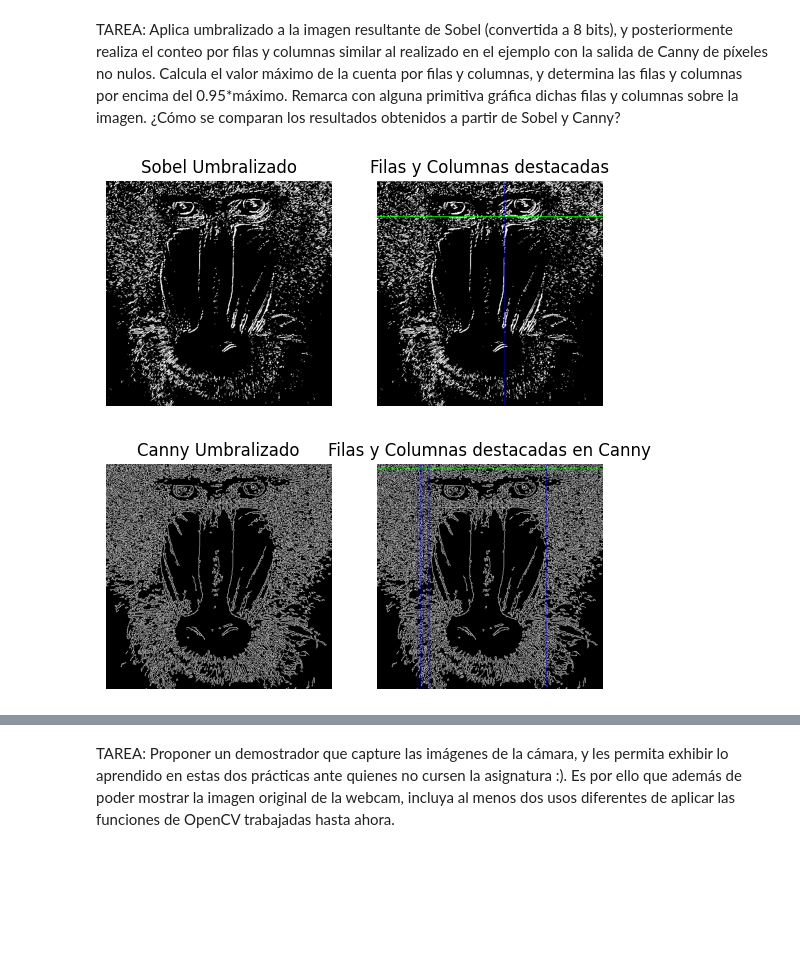
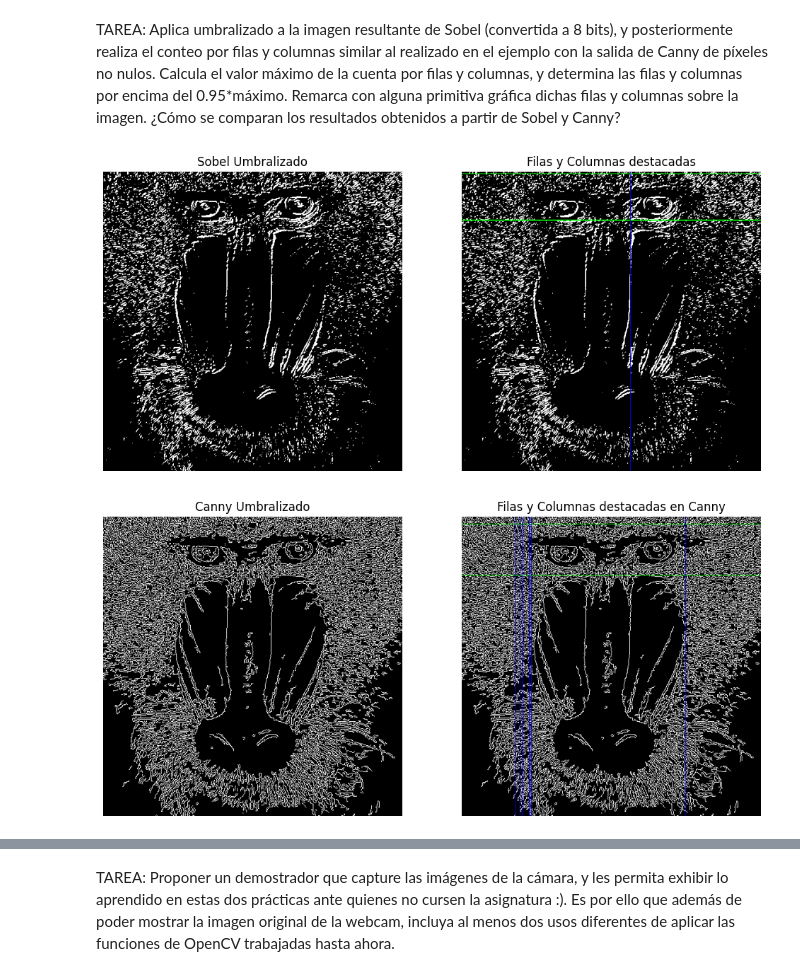
Before and after one commit to DanielFabelo/VC, a Jupyter notebook: P2/VC_P2.ipynb, the cells around one changed output, grey strips where cells are left out. Saved outputs shown, nothing was run; the diff lists cells and outputs as text; code cells hidden in the pictures; blank space fills up the shorter version.

```diff
--- a/P2/VC_P2.ipynb
+++ b/P2/VC_P2.ipynb
@@ -39,10 +39,6 @@ plt.xlim([0, canny.shape[0]])
 # %% [markdown]
 TAREA: Aplica umbralizado a la imagen resultante de Sobel (convertida a 8 bits), y posteriormente realiza el conteo por filas y columnas similar al realizado en el ejemplo con la salida de Canny de píxeles no nulos. Calcula el valor máximo de la cuenta por filas y columnas, y determina las filas y columnas por encima del 0.95*máximo. Remarca con alguna primitiva gráfica dichas filas y columnas sobre la imagen. ¿Cómo se comparan los resultados obtenidos a partir de Sobel y Canny?
 # %%
-import cv2
-import numpy as np
-import matplotlib.pyplot as plt
-
 # Lee la imagen de archivo
 img = cv2.imread('../P2/mandril.jpg')
 
@@ -93,8 +89,8 @@ for fila in filas_significativas:
 for columna in columnas_significativas:
     cv2.line(sobel_color, (columna, 0), (columna, sobel_color.shape[0]), (0, 0, 255), 1)
 
-# Visualiza el resultado
-plt.figure()
+# Visualiza los resultados de Sobel
+plt.figure(figsize=(12, 6))
 plt.subplot(1, 2, 1)
 plt.axis("off")
 plt.title("Sobel Umbralizado")
@@ -120,34 +116,70 @@ rows_canny = row_counts_canny[:, 0] / (255 * canny.shape[1])
 # Encuentra el valor máximo en filas y columnas para Canny
 max_col_canny = np.max(cols_canny)
 max_row_canny = np.max(rows_canny)
 
 # Encuentra las filas y columnas con más del 95% del valor máximo para Canny
 filas_significativas_canny = np.where(rows_canny > 0.95 * max_row_canny)[0]
 columnas_significativas_canny = np.where(cols_canny > 0.95 * max_col_canny)[0]
 
 # Visualiza los bordes y las filas y columnas destacadas para Canny
 canny_color = cv2.cvtColor(canny, cv2.COLOR_GRAY2BGR)
 
 # Dibuja líneas en las filas significativas de Canny
 for fila in filas_significativas_canny:
     cv2.line(canny_color, (0, fila), (canny_color.shape[1], fila), (0, 255, 0), 1)
 
 # Dibuja líneas en las columnas significativas de Canny
 for columna in columnas_significativas_canny:
     cv2.line(canny_color, (columna, 0), (columna, canny_color.shape[0]), (0, 0, 255), 1)
 
-# Visualiza el resultado para Canny
-plt.figure()
+# Visualiza los resultados de Canny
+plt.figure(figsize=(12, 6))
 plt.subplot(1, 2, 1)
 plt.axis("off")
 plt.title("Canny Umbralizado")
 plt.imshow(canny, cmap='gray')
 
 plt.subplot(1, 2, 2)
 plt.axis("off")
 plt.title("Filas y Columnas destacadas en Canny")
 plt.imshow(canny_color)
 plt.show()
+
+# Graficar los histogramas de filas y columnas
+plt.figure(figsize=(12, 10))
+
+# Histogramas de Sobel
+plt.subplot(2, 2, 1)
+plt.title("Conteo por Filas (Sobel)")
+plt.xlabel("Filas")
+plt.ylabel("% de píxeles")
+plt.plot(rows, color='blue')
+plt.xlim([0, sobelUmbralizado.shape[0]])
+
+plt.subplot(2, 2, 2)
+plt.title("Conteo por Columnas (Sobel)")
+plt.xlabel("Columnas")
+plt.ylabel("% de píxeles")
+plt.plot(cols, color='orange')
+plt.xlim([0, sobelUmbralizado.shape[1]])
+
+# Histogramas de Canny
+plt.subplot(2, 2, 3)
+plt.title("Conteo por Filas (Canny)")
+plt.xlabel("Filas")
+plt.ylabel("% de píxeles")
+plt.plot(rows_canny, color='blue')
+plt.xlim([0, canny.shape[0]])
+
+plt.subplot(2, 2, 4)
+plt.title("Conteo por Columnas (Canny)")
+plt.xlabel("Columnas")
+plt.ylabel("% de píxeles")
+plt.plot(cols_canny, color='orange')
+plt.xlim([0, canny.shape[1]])
+
+plt.tight_layout()
+plt.show()
 # %% [output]
-[figure, old version]
+[figure, new version]
-[figure, old version]
+[figure, new version]
```
Also changed, not shown: parts of 1 cell of this notebook.
